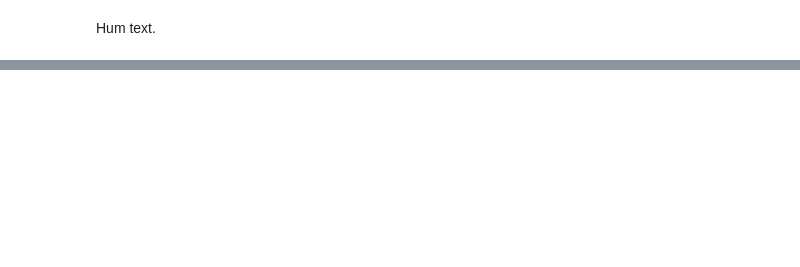
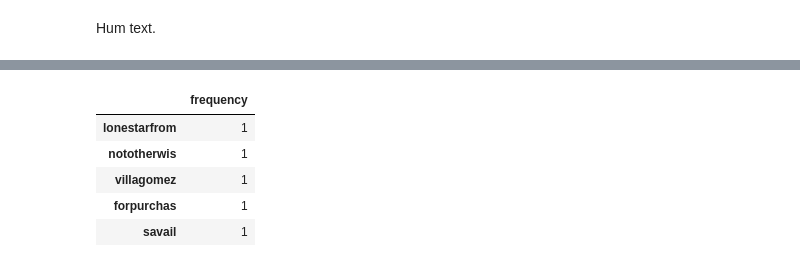
Before and after one commit to rezabungel/Spam-detection-using-MultinomialNB, a Jupyter notebook: code/dataset_preparation_and_analysis.ipynb, the cells around one changed output, grey strips where cells are left out. Drawn from its saved outputs; the diff is of its cells as text; code cells hidden in the pictures; blank space fills up the shorter version.

Commit message:
Visualization of the percentage of spam and hum. Frequency analysis of words. Saving the result of frequency analysis of words to CSV files.

```diff
--- a/code/dataset_preparation_and_analysis.ipynb
+++ b/code/dataset_preparation_and_analysis.ipynb
@@ -335,0 +364,18 @@ plt.show()
+# %%
+def calculate_frequency_words(all_words):
+    unique_words = list(set(all_words))
+    frequency_words = dict.fromkeys(unique_words, 0)
+
+    for word in all_words:
+        frequency_words[word] +=1
+
+    return frequency_words
+# %%
+words_count_hum_subject_text = ' '.join(df.loc[df['label']==0, 'text_after_pipeline']).split() + ' '.join(df.loc[df['label']==0, 'subject_after_pipeline']).split()
+words_count_spam_subject_text = ' '.join(df.loc[df['label']==1, 'text_after_pipeline']).split() + ' '.join(df.loc[df['label']==1, 'subject_after_pipeline']).split()
+
+unique_words_count_hum_subject_text = list(set(words_count_hum_subject_text))
+unique_words_count_spam_subject_text = list(set(words_count_spam_subject_text))
+
+print(f"Total words in hum emails (including subject) {len(words_count_hum_subject_text)}, with the number of unique words {len(unique_words_count_hum_subject_text)}.")
+print(f"Total words in spam emails (including subject) {len(words_count_spam_subject_text)}, with the number of unique words {len(unique_words_count_spam_subject_text)}.")
@@ -335,0 +385,20 @@ plt.show()
+# %%
+# Determining word frequencies
+frequency_words_hum_subject_text = calculate_frequency_words(words_count_hum_subject_text)
+frequency_words_spam_subject_text = calculate_frequency_words(words_count_spam_subject_text)
+
+# Sorting word frequencies in descending order
+frequency_words_hum_subject_text = dict(sorted(frequency_words_hum_subject_text.items(), key=lambda item: item[1], reverse=True))
+frequency_words_spam_subject_text = dict(sorted(frequency_words_spam_subject_text.items(), key=lambda item: item[1], reverse=True))
+
+# Preparing a dictionary for conversion into a dataframe.
+frequency_words_hum_subject_text = {key: [value] for key, value in frequency_words_hum_subject_text.items()}
+frequency_words_spam_subject_text = {key: [value] for key, value in frequency_words_spam_subject_text.items()}
+
+# Creating a DataFrame and Transposing It
+frequency_words_hum_subject_text = pd.DataFrame(frequency_words_hum_subject_text).T
+frequency_words_spam_subject_text = pd.DataFrame(frequency_words_spam_subject_text).T
+
+# Renaming a column in a dataframe.
+frequency_words_hum_subject_text = frequency_words_hum_subject_text.rename(columns={0: 'frequency'})
+frequency_words_spam_subject_text = frequency_words_spam_subject_text.rename(columns={0: 'frequency'})
@@ -335,0 +427,9 @@ plt.show()
+# %%
+frequency_words_hum_subject_text.tail(5)
+# %% [output]
+|  | frequency |
+| lonestarfrom | 1 |
+| nototherwis | 1 |
+| villagomez | 1 |
+| forpurchas | 1 |
+| savail | 1 |
```
Also changed, not shown: parts of 18 cells of this notebook, 2 other files.
